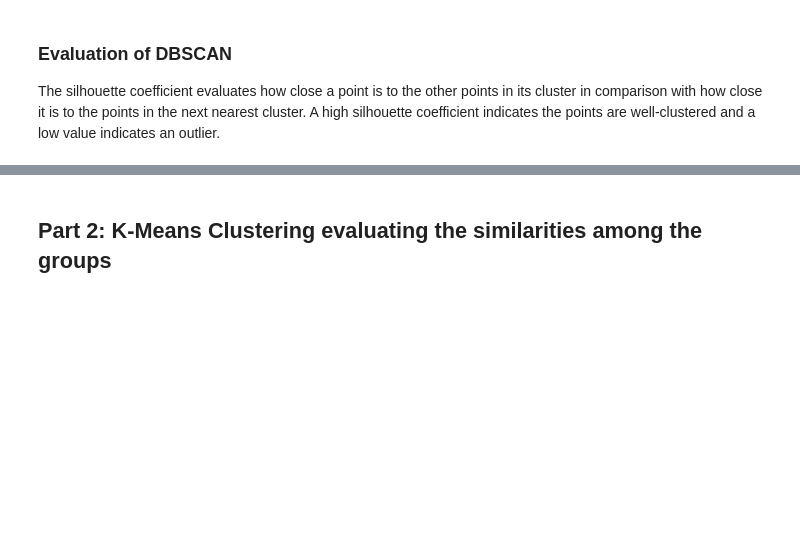
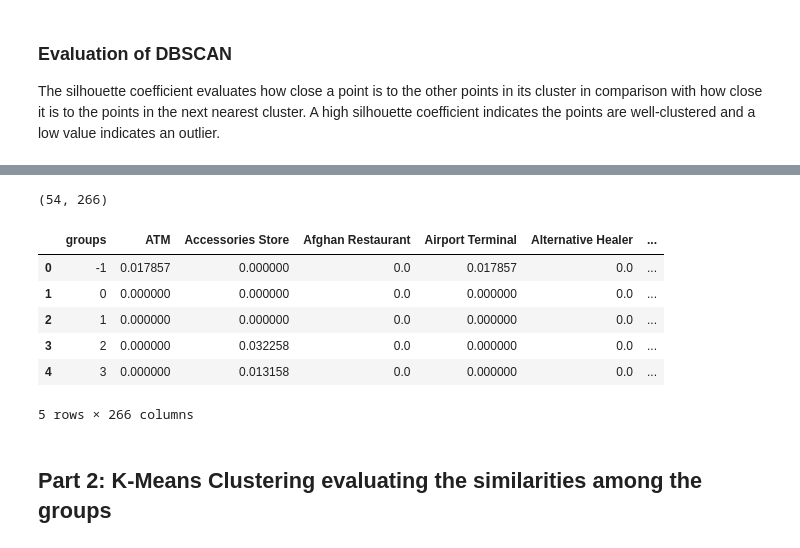
Before and after one commit to nji3/Coursera_Capstone, a Jupyter notebook: Neighborhoods_in_West_Los_Angeles.ipynb, the cells around one changed output, grey strips where cells are left out. Cells and saved outputs as stored; diff of their text form; code cells hidden in the pictures; blank space fills up the shorter version.

```diff
--- a/Neighborhoods_in_West_Los_Angeles.ipynb
+++ b/Neighborhoods_in_West_Los_Angeles.ipynb
@@ -346,0 +452,14 @@ Second Clustering Silhouette coefficient: 0.142
+# %%
+# Group rows by density clusters and by taking the mean of the frequency of occurrence of each category
+dat_new_grouped = dat_new.groupby('groups').mean().reset_index()
+print(dat_new_grouped.shape)
+dat_new_grouped.head()
+# %% [output]
+(54, 266)
+|  | groups | ATM | Accessories Store | Afghan Restaurant | Airport Terminal | Alternative Healer | ... |
+| 0 | -1 | 0.017857 | 0.000000 | 0.0 | 0.017857 | 0.0 | ... |
+| 1 | 0 | 0.000000 | 0.000000 | 0.0 | 0.000000 | 0.0 | ... |
+| 2 | 1 | 0.000000 | 0.000000 | 0.0 | 0.000000 | 0.0 | ... |
+| 3 | 2 | 0.000000 | 0.032258 | 0.0 | 0.000000 | 0.0 | ... |
+| 4 | 3 | 0.000000 | 0.013158 | 0.0 | 0.000000 | 0.0 | ... |
+5 rows × 266 columns
```
Also changed, not shown: parts of 17 cells of this notebook.
